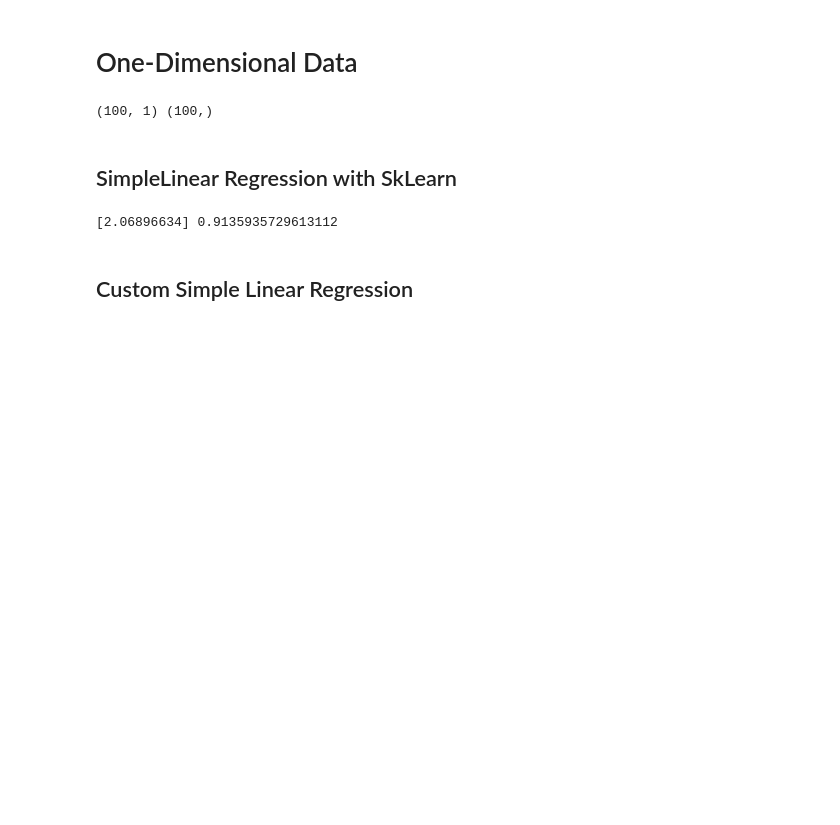
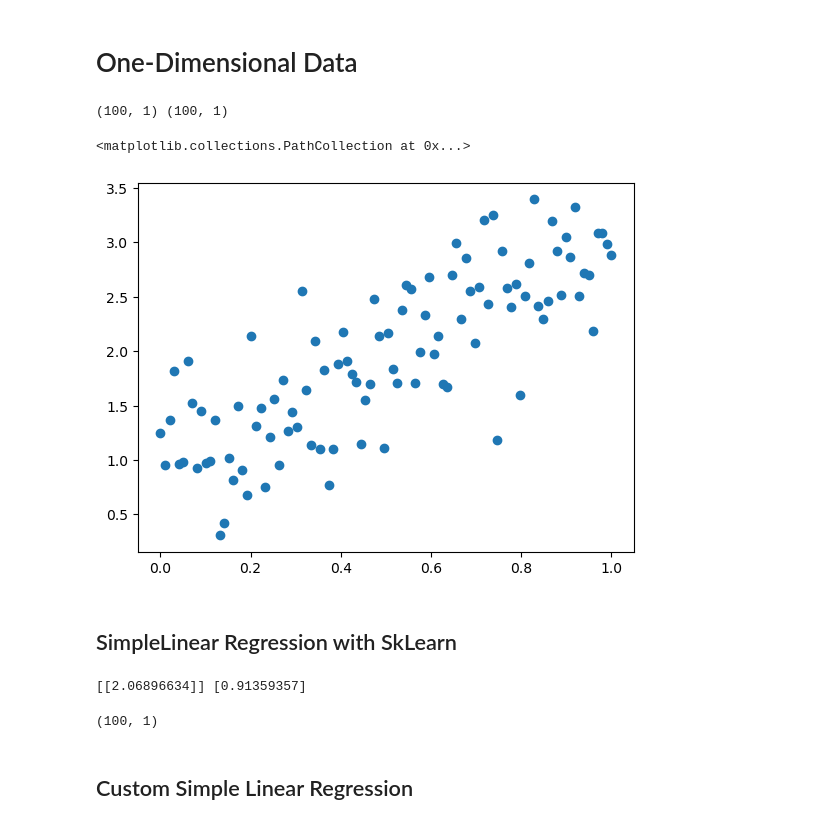
Before and after one commit to sardarchitect/fscoreai-ml, a Jupyter notebook: exploration/20230225_Simple_Linear Regression.ipynb, the cells around one changed output. Saved outputs shown, nothing was run; the diff lists cells and outputs as text; code cells hidden in the pictures; blank space fills up the shorter version.

```diff
--- a/exploration/20230225_Simple_Linear Regression.ipynb
+++ b/exploration/20230225_Simple_Linear Regression.ipynb
@@ -18,11 +19,14 @@ from sklearn.linear_model import LinearRegression
 # One-Dimensional Data
 # %%
 X, y = sample_data.simulate_linear_data()
-X = X[:, 0].reshape(-1, 1)
-y = y.reshape(-1)
 print(X.shape, y.shape)
 # %% [output]
-(100, 1) (100,)
+(100, 1) (100, 1)
+# %%
+plt.scatter(X, y)
+# %% [output]
+<matplotlib.collections.PathCollection at 0x...>
+[figure, added]
 # %% [markdown]
 ## SimpleLinear Regression with SkLearn
 # %%
@@ -30,7 +34,11 @@ model_sklearn = LinearRegression(fit_intercept=True)
 model_sklearn.fit(X,y)
 print(model_sklearn.coef_, model_sklearn.intercept_)
 # %% [output]
-[2.06896634] 0.9135935729613112
+[[2.06896634]] [0.91359357]
+# %%
+model_sklearn.predict(X).shape
+# %% [output]
+(100, 1)
 # %% [markdown]
 ## Custom Simple Linear Regression
 # %%
```
Also changed, not shown: parts of 11 cells of this notebook, 6 other files.
